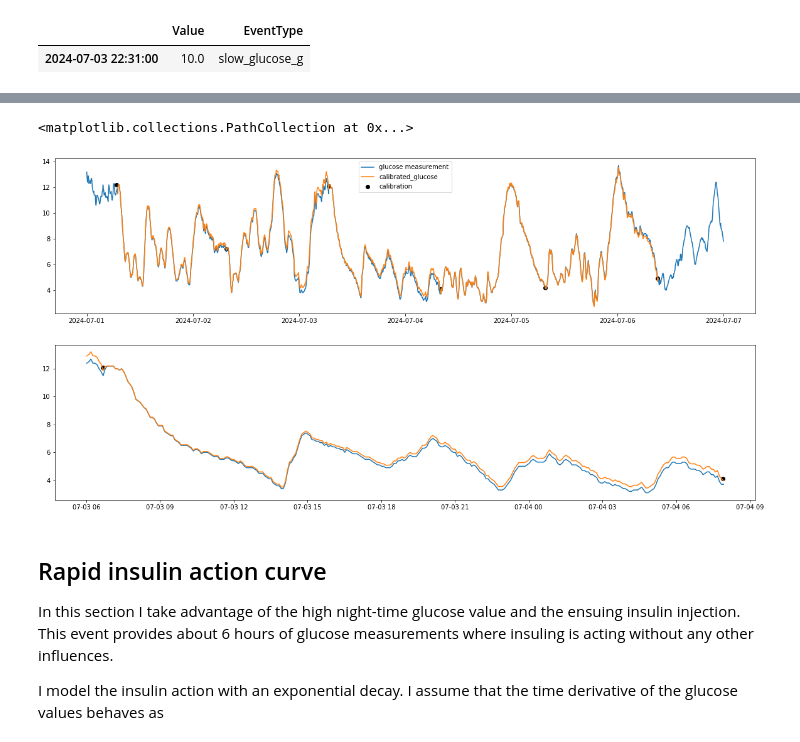
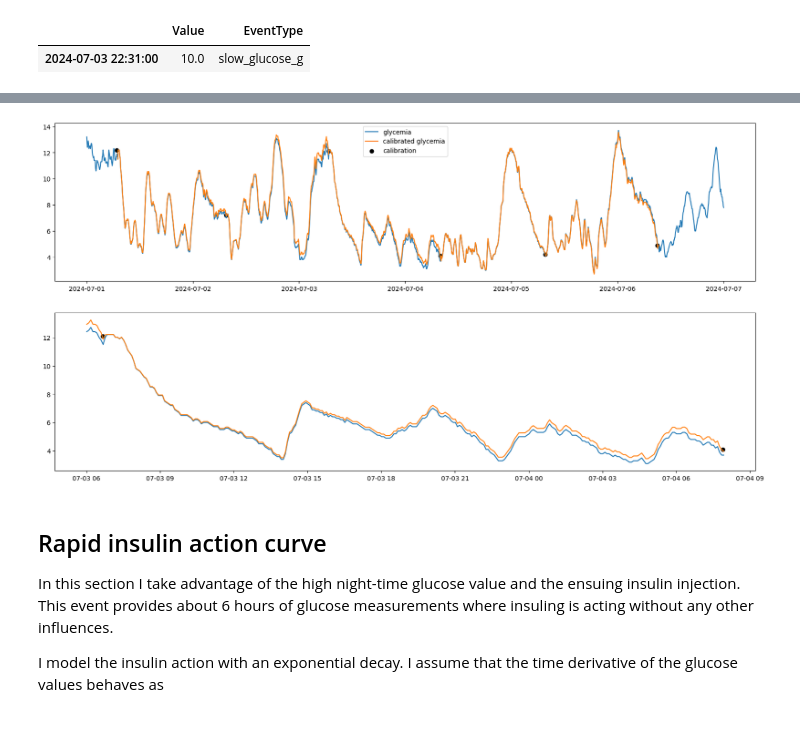
Before and after one commit to sethyvenatem/blood_sugar_fast_day, a Jupyter notebook: fast_day.ipynb, the cells around one changed output, grey strips where cells are left out. Cells and saved outputs as stored; diff of their text form; code cells hidden in the pictures.

```diff
--- a/fast_day.ipynb
+++ b/fast_day.ipynb
@@ -137,8 +137,8 @@ fig, axs = plt.subplots(2)
 fig.set_figheight(10)
 fig.set_figwidth(20)
 
-data = all_data[all_data['EventType'] == 'glucose_measurement'].copy()
-axs[0].plot(data.index,data['Value'], label = 'glucose measurement')
+data = all_data[all_data['EventType'] == 'glycemia'].copy()
+axs[0].plot(data.index,data['Value'], label = 'glycemia')
 
 data = all_data[all_data['EventType'] == 'calibration'].copy()
 axs[0].scatter(data.index,data['Value'], label = 'calibration')
@@ -155,13 +155,13 @@ axs[0].legend()
 
 fast_start = datetime(2024,7,3,6)
 fast_end = datetime(2024,7,4,8)
-data = all_data[(all_data.index < fast_end) & (all_data.index > fast_start) & (all_data['EventType'] == 'glucose_measurement')].copy()
-axs[1].plot(data.index,data['Value'], label = 'glucose measurement')
+data = all_data[(all_data.index < fast_end) & (all_data.index > fast_start) & (all_data['EventType'] == 'glycemia')].copy()
+axs[1].plot(data.index,data['Value'])
 
 data = all_data[(all_data.index < fast_end) & (all_data.index > fast_start) & (all_data['EventType'] == 'calibration')].copy()
-axs[1].scatter(data.index,data['Value'], label = 'calibration')
+axs[1].scatter(data.index,data['Value'])
 
 for type in ['rapid_insulin_u','long_insulin_u', 'high_exercise_min', 'medium_exercise_min', 'rapid_glucose_g', 'slow_glucose_g']:
     data = all_data[(all_data.index < fast_end) & (all_data.index > fast_start) & (all_data['EventType'] == type)].copy()
-    axs[1].scatter(data.index,[2]*len(data), label = type)
+    axs[1].scatter(data.index,[2]*len(data))
 # %% [output]
@@ -171,47 +171,46 @@ The device is calibrated about once a day. The next 3 (my guess) measurements ar
 # %%
 # Compute a calibration factor. The 3 measurements that come just after a calibration are already adjusted, they will be adjusted with a diminishing amplitude. The glucose correction is multiplied by (2/3,1/3,0).
-all_data.loc[all_data['EventType'] == 'glucose_measurement','calibration_factor'] = 1
+all_data.loc[all_data['EventType'] == 'glycemia','calibration_factor'] = 1
 for cal in all_data[all_data['EventType'] == 'calibration'].index:
-    indices = all_data.loc[(all_data['EventType'] == 'glucose_measurement') & (all_data.index >= cal),'calibration_factor'].head(3).index
+    indices = all_data.loc[(all_data['EventType'] == 'glycemia') & (all_data.index >= cal),'calibration_factor'].head(3).index
     length = len(indices)
     all_data.loc[all_data.index.isin(indices),'calibration_factor'] = np.arange(2,-length+2,-1)/3
 # %%
-# Here I computed the calibrated glucose measurement.
-zeros = all_data[(all_data['EventType'] == 'glucose_measurement') & (all_data['calibration_factor'] == 0)].index
+# Here I computed the calibrated glycemia.
+zeros = all_data[(all_data['EventType'] == 'glycemia') & (all_data['calibration_factor'] == 0)].index
 for ind, z in enumerate(zeros[1:]):
-    data = all_data[(all_data['EventType'] == 'glucose_measurement') & (all_data.index <= z) & (all_data.index >= zeros[ind])].copy()
+    data = all_data[(all_data['EventType'] == 'glycemia') & (all_data.index <= z) & (all_data.index >= zeros[ind])].copy()
     data = pd.concat([data,pd.DataFrame([],index = all_data[(all_data['EventType'] == 'calibration') & (all_data.index <= z)  & (all_data.index >= zeros[ind])].index,columns = data.columns)]).sort_index()
     data['Value'] = data['Value'].interpolate(method = 'time')
     data['elapsed_time'] = (data.index-data.index[0]).total_seconds()
     correction_slope = ((all_data.loc[(all_data['EventType'] == 'calibration') & (all_data.index <= z)  & (all_data.index >= zeros[ind]),'Value'] - data.loc[all_data[(all_data['EventType'] == 'calibration') & (all_data.index <= z)  & (all_data.index >= zeros[ind])].index,'Value'])/(z-zeros[ind]).total_seconds()).values[0]
     data['calibration_correction'] = correction_slope*data['elapsed_time']
-    data['calibrated_glucose'] = data['Value']+data['calibration_factor']*data['calibration_correction']
-    all_data.loc[(all_data['EventType'] == 'glucose_measurement') & (all_data.index <= z) & (all_data.index >= zeros[ind]),'calibrated_glucose'] = data.loc[data.index.isin(all_data[(all_data['EventType'] == 'glucose_measurement') & (all_data.index <= z) & (all_data.index >= zeros[ind])].index),'calibrated_glucose']
+    data['calibrated_glycemia'] = data['Value']+data['calibration_factor']*data['calibration_correction']
+    all_data.loc[(all_data['EventType'] == 'glycemia') & (all_data.index <= z) & (all_data.index >= zeros[ind]),'calibrated_glycemia'] = data.loc[data.index.isin(all_data[(all_data['EventType'] == 'glycemia') & (all_data.index <= z) & (all_data.index >= zeros[ind])].index),'calibrated_glycemia']
 # %%
 # It looks like it's working
 fig, axs = plt.subplots(2)
 fig.set_figheight(10)
 fig.set_figwidth(20)
 
-data = all_data[all_data['EventType'] == 'glucose_measurement'].copy()
-axs[0].plot(data.index,data['Value'], label = 'glucose measurement')
-axs[0].plot(data.index,data['calibrated_glucose'], label = 'calibrated_glucose')
+data = all_data[all_data['EventType'] == 'glycemia'].copy()
+axs[0].plot(data.index,data['Value'], label = 'glycemia')
+axs[0].plot(data.index,data['calibrated_glycemia'], label = 'calibrated glycemia')
 
 data = all_data[all_data['EventType'] == 'calibration'].copy()
 axs[0].scatter(data.index,data['Value'], label = 'calibration', color = 'k')
 
 axs[0].legend()
 
 fast_start = datetime(2024,7,3,6)
 fast_end = datetime(2024,7,4,8)
-data = all_data[(all_data.index < fast_end) & (all_data.index > fast_start) & (all_data['EventType'] == 'glucose_measurement')].copy()
-axs[1].plot(data.index,data['Value'], label = 'glucose measurement')
-axs[1].plot(data.index,data['calibrated_glucose'], label = 'calibrated_glucose')
+data = all_data[(all_data.index < fast_end) & (all_data.index > fast_start) & (all_data['EventType'] == 'glycemia')].copy()
+axs[1].plot(data.index,data['Value'], label = 'glycemia')
+axs[1].plot(data.index,data['calibrated_glycemia'], label = 'calibrated glucose')
 
 data = all_data[(all_data.index < fast_end) & (all_data.index > fast_start) & (all_data['EventType'] == 'calibration')].copy()
-axs[1].scatter(data.index,data['Value'], label = 'calibration', color = 'k')
+axs[1].scatter(data.index,data['Value'], label = 'calibration', color = 'k');
 # %% [output]
-<matplotlib.collections.PathCollection at 0x...>
-[figure, old version]
+[figure, new version]
 # %%
 # save the relevant data to a csv file to use later
```
Also changed, not shown: parts of 12 cells of this notebook, 1 other file.
